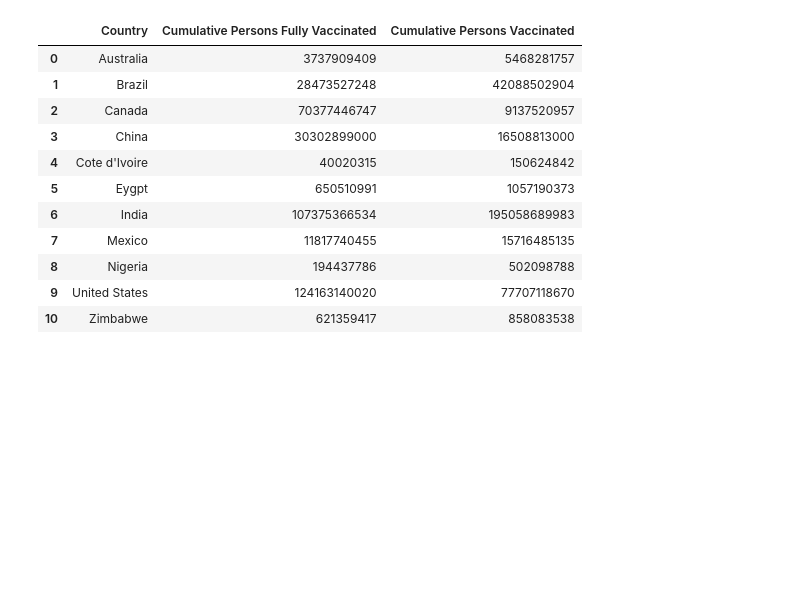
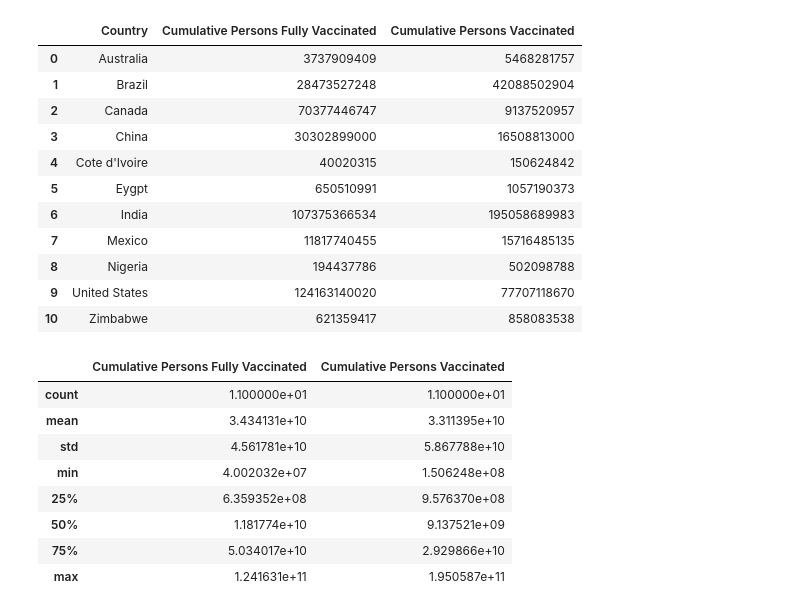
Before and after one commit to boojaado/group4-etl-project, a Jupyter notebook: Visualizations.ipynb, the cells around one changed output. Saved outputs shown, nothing was run; the diff lists cells and outputs as text; code cells hidden in the pictures; blank space fills up the shorter version.

```diff
--- a/Visualizations.ipynb
+++ b/Visualizations.ipynb
@@ -141,6 +141,18 @@ totalvacdf
 | 8 | Nigeria | 194437786 | 502098788 |
 | 9 | United States | 124163140020 | 77707118670 |
 | 10 | Zimbabwe | 621359417 | 858083538 |
+# %%
+totalvacdf.describe()
+# %% [output]
+|  | Cumulative Persons Fully Vaccinated | Cumulative Persons Vaccinated |
+| count | 1.100000e+01 | 1.100000e+01 |
+| mean | 3.434131e+10 | 3.311395e+10 |
+| std | 4.561781e+10 | 5.867788e+10 |
+| min | 4.002032e+07 | 1.506248e+08 |
+| 25% | 6.359352e+08 | 9.576370e+08 |
+| 50% | 1.181774e+10 | 9.137521e+09 |
+| 75% | 5.034017e+10 | 2.929866e+10 |
+| max | 1.241631e+11 | 1.950587e+11 |
 # %%
 plt.figure(figsize=(15,9))
 
```
Also changed, not shown: parts of 2 cells of this notebook, 2 other files.
